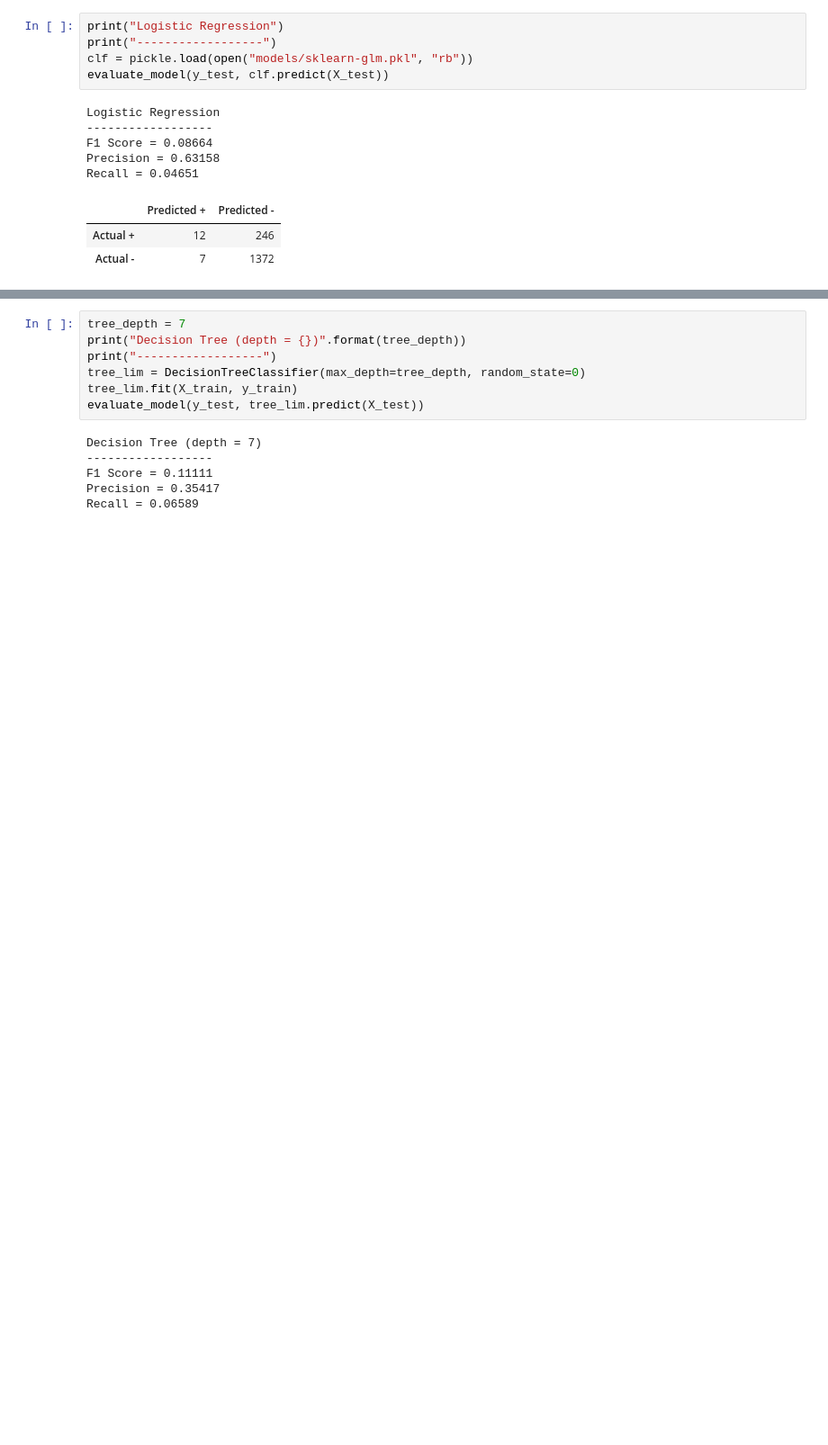
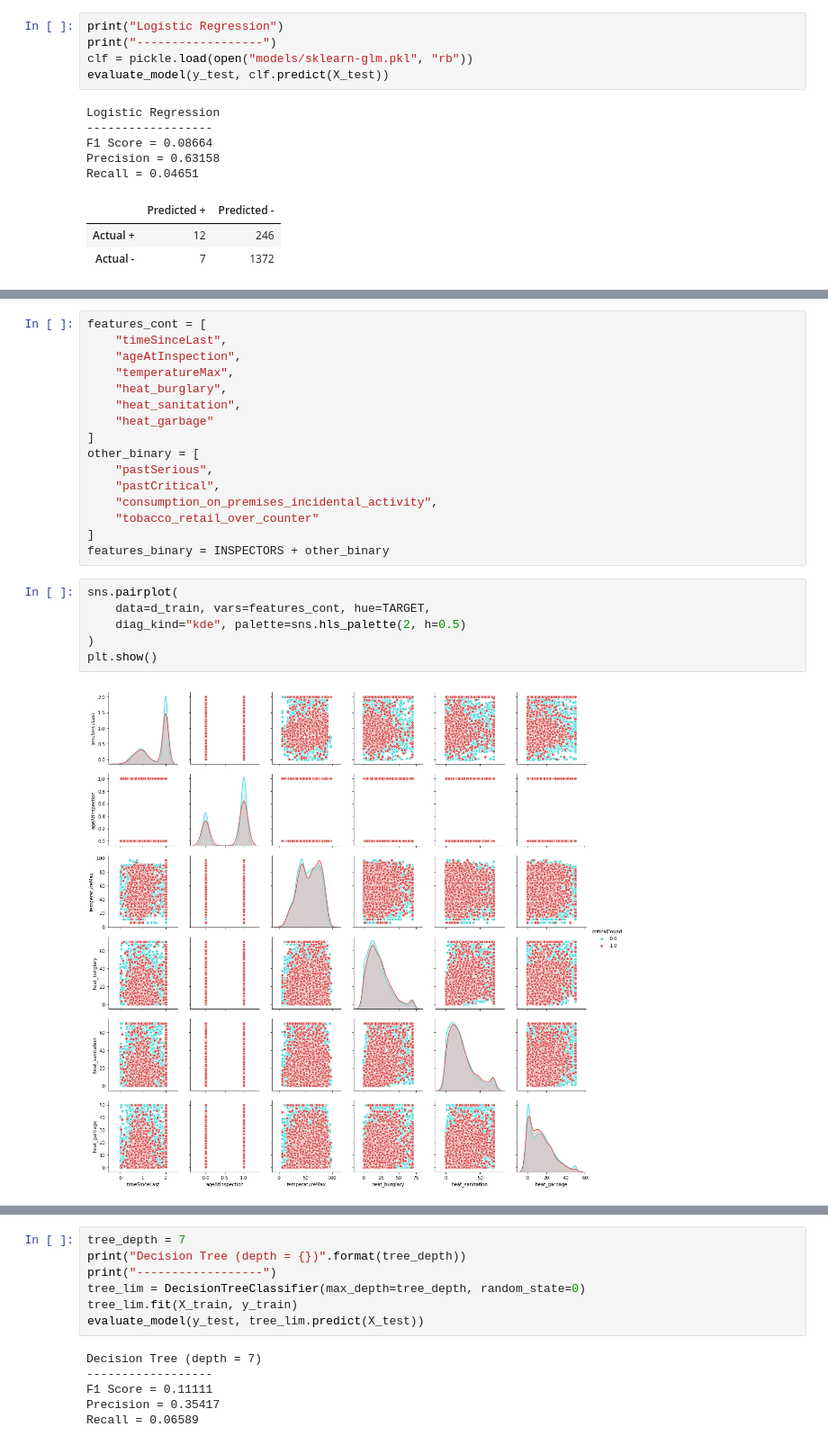
Before and after one commit to vingkan/foodinspectionforecasting, a Jupyter notebook: IIT/11_feature_selection.ipynb, the cells around one changed output, grey strips where cells are left out. Shown at 90% size. Cells and saved outputs as stored; diff of their text form; blank space fills up the shorter version.

```diff
--- a/IIT/11_feature_selection.ipynb
+++ b/IIT/11_feature_selection.ipynb
@@ -172,0 +82,24 @@ Recall = 0.04651
+# %%
+features_cont = [
+    "timeSinceLast",
+    "ageAtInspection",
+    "temperatureMax",
+    "heat_burglary",
+    "heat_sanitation",
+    "heat_garbage"
+]
+other_binary = [
+    "pastSerious",
+    "pastCritical",
+    "consumption_on_premises_incidental_activity",
+    "tobacco_retail_over_counter"
+]
+features_binary = INSPECTORS + other_binary
+# %%
+sns.pairplot(
+    data=d_train, vars=features_cont, hue=TARGET,
+    diag_kind="kde", palette=sns.hls_palette(2, h=0.5)
+)
+plt.show()
+# %% [output]
+[figure, added]
```
Also changed, not shown: parts of 60 cells of this notebook, 3 other files.
